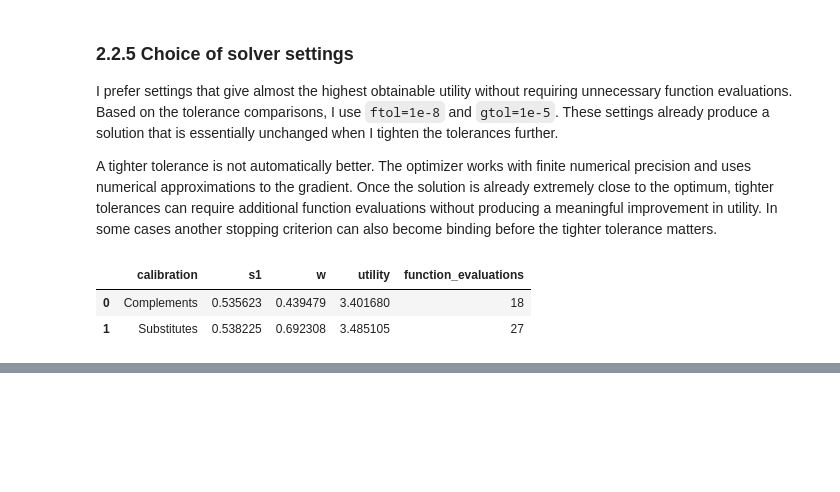
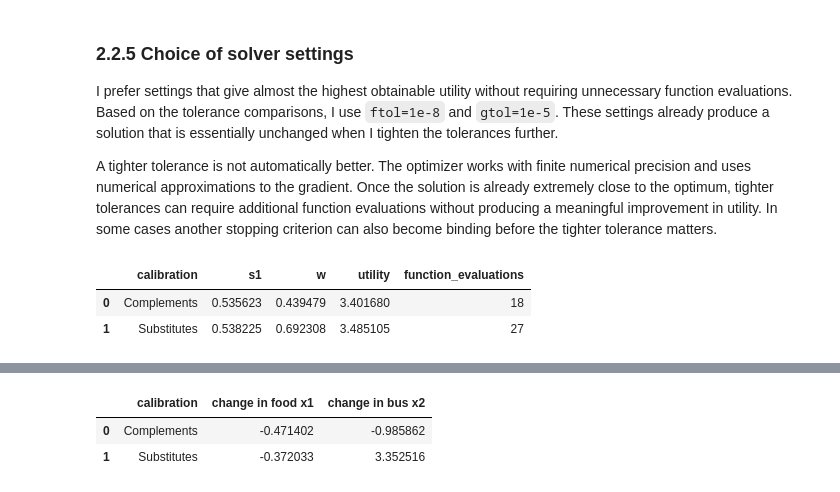
Before and after one commit to OttoBengtson/programming-for-economists, a Jupyter notebook: 02_modelproject/ModelProject.ipynb, the cells around one changed output, grey strips where cells are left out. Saved outputs shown, nothing was run; the diff lists cells and outputs as text; code cells hidden in the pictures; blank space fills up the shorter version.

```diff
--- a/02_modelproject/ModelProject.ipynb
+++ b/02_modelproject/ModelProject.ipynb
@@ -1114,0 +1446,38 @@ final_solver_table.round(6)
+# %%
+# a. I calculate the changes in food and bus demand
+food_bus_table = pd.DataFrame([
+    {
+        'calibration': 'Complements',
+        'change in food x1': (
+            price_complements.iloc[-1]['x1']
+            -
+            price_complements.iloc[0]['x1']
+        ),
+        'change in bus x2': (
+            price_complements.iloc[-1]['x2']
+            -
+            price_complements.iloc[0]['x2']
+        )
+    },
+    {
+        'calibration': 'Substitutes',
+        'change in food x1': (
+            price_substitutes.iloc[-1]['x1']
+            -
+            price_substitutes.iloc[0]['x1']
+        ),
+        'change in bus x2': (
+            price_substitutes.iloc[-1]['x2']
+            -
+            price_substitutes.iloc[0]['x2']
+        )
+    }
+])
+
+
+# b. I display the comparison
+food_bus_table.round(6)
+# %% [output]
+|  | calibration | change in food x1 | change in bus x2 |
+| 0 | Complements | -0.471402 | -0.985862 |
+| 1 | Substitutes | -0.372033 | 3.352516 |
```
Also changed, not shown: parts of 13 cells of this notebook.
